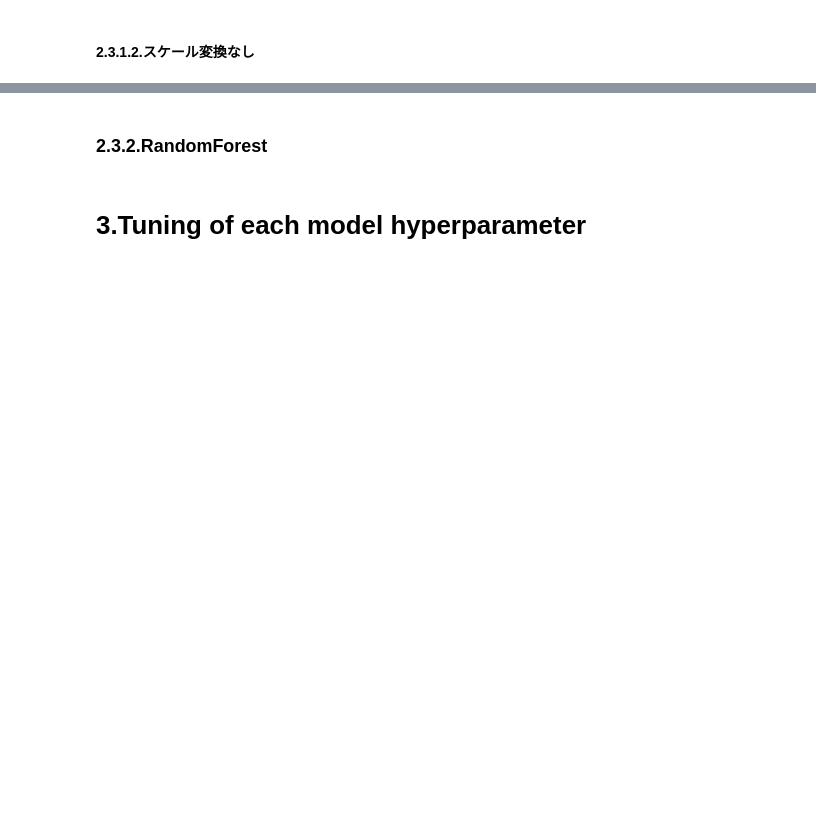
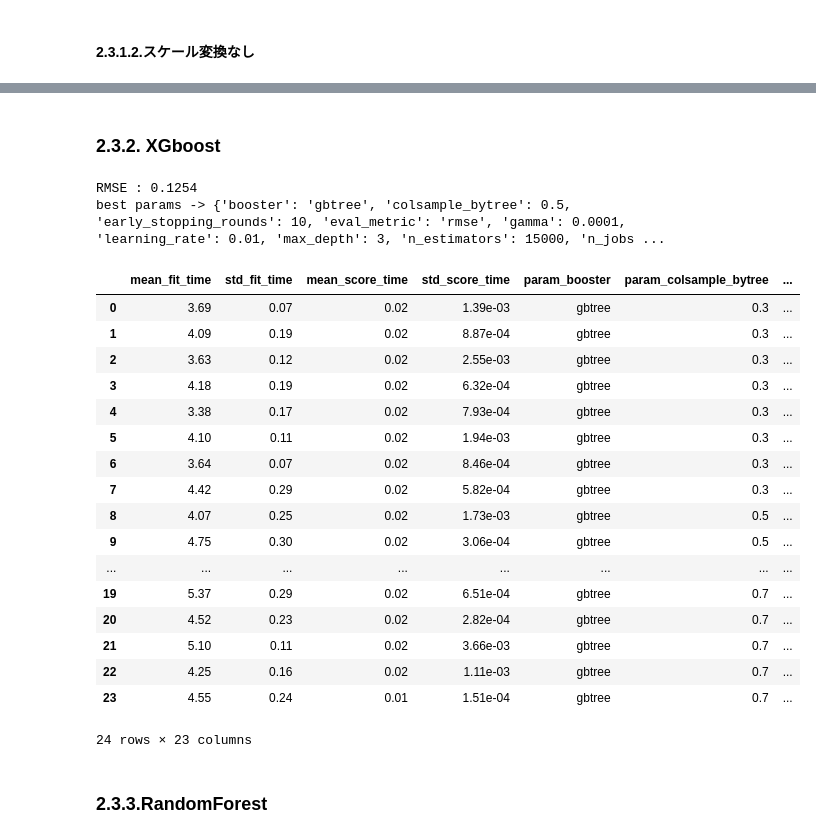
Before and after one commit to miyataaaa/Kaggle-HousePrices, a Jupyter notebook: Modeling.ipynb, the cells around one changed output, grey strips where cells are left out. Saved outputs shown, nothing was run; the diff lists cells and outputs as text; code cells hidden in the pictures; blank space fills up the shorter version.

```diff
--- a/Modeling.ipynb
+++ b/Modeling.ipynb
@@ -521,4 +758,69 @@ RMSE : 0.1280
 # %% [markdown]
-### 2.3.2.RandomForest
+### 2.3.2. XGboost
-# %% [markdown]
-# 3.Tuning of each model hyperparameter
+# %%
+xgb_params = {'booster': 'gbtree',
+              'n_estimators': 2000,
+              'max_depth': 3,
+              'learning_rate': 0.001,
+              'gamma': 0.0001,
+              'reg_alpha': 0.0001,
+              'reg_lambda': 0.0001,
+              'subsample': 0.3,
+              'colsample_bytree': 0.3,
+              'n_jobs' : -1,
+              'eval_metric': "rmse",
+              'early_stopping_rounds' :100,
+            }
+
+cv_xgb_params = {'booster': ['gbtree'],
+              'n_estimators': [15000],
+              'max_depth': [3],
+              'learning_rate': [0.01],
+              'gamma': [0.0001], #決定木の葉の追加による損失減少の下限(小さいほど過学習寄り)
+              'reg_alpha': [0.0001, 0.001], #決定木の葉の重みに関するL1正則化項(小さいほど過学習寄り)
+              'reg_lambda': [0.0001, 0.001], #決定木の葉の重みに関するL2正則化項(小さいほど過学習寄り)
+              'subsample': [0.3, 0.5], #各決定木においてランダムに抽出される標本の割合(大きいほど過学習寄り)
+              'colsample_bytree': [0.3, 0.5, 0.7], #各決定木においてランダムに抽出される列（特徴量）の割合
+              'n_jobs' : [-1],
+              'eval_metric': ["rmse"],
+              'early_stopping_rounds' :[10],
+            }
+
+fit_params = {
+              "eval_set":[(X_valied, y_valied)],
+              'verbose' : False
+              #"eval_names":['valied', 'train'],
+              #"callbacks":callbacks,
+              #"categorical_feature": categorical_featre,
+              }
+
+# model_xgb = XGBRegressor(**xgb_params)
+cv_xgb = GridSearchCV(estimator=XGBRegressor(), param_grid=cv_xgb_params, n_jobs=-1, scoring="neg_mean_squared_error", cv=3)
+cv_xgb = train_and_valied(model=cv_xgb, X_train=X_train, y_train=y_train, X_test=X_valied, y_test=y_valied, aditional_kwargs=fit_params)
+print(f"best params -> {cv_xgb.best_params_}")
+display(pd.DataFrame(cv_xgb.cv_results_))
+# model_xgb = train_and_valied(model=model_xgb, X_train=X_train, y_train=y_train, X_test=X_valied, y_test=y_valied, aditional_kwargs=fit_params)
+# plot_importance(model_xgb, max_num_features=20)
+# %% [output]
+RMSE : 0.1254
+best params -> {'booster': 'gbtree', 'colsample_bytree': 0.5, 'early_stopping_rounds': 10, 'eval_metric': 'rmse', 'gamma': 0.0001, 'learning_rate': 0.01, 'max_depth': 3, 'n_estimators': 15000, 'n_jobs ...
+|  | mean_fit_time | std_fit_time | mean_score_time | std_score_time | param_booster | param_colsample_bytree | ... |
+| 0 | 3.69 | 0.07 | 0.02 | 1.39e-03 | gbtree | 0.3 | ... |
+| 1 | 4.09 | 0.19 | 0.02 | 8.87e-04 | gbtree | 0.3 | ... |
+| 2 | 3.63 | 0.12 | 0.02 | 2.55e-03 | gbtree | 0.3 | ... |
+| 3 | 4.18 | 0.19 | 0.02 | 6.32e-04 | gbtree | 0.3 | ... |
+| 4 | 3.38 | 0.17 | 0.02 | 7.93e-04 | gbtree | 0.3 | ... |
+| 5 | 4.10 | 0.11 | 0.02 | 1.94e-03 | gbtree | 0.3 | ... |
+| 6 | 3.64 | 0.07 | 0.02 | 8.46e-04 | gbtree | 0.3 | ... |
+| 7 | 4.42 | 0.29 | 0.02 | 5.82e-04 | gbtree | 0.3 | ... |
+| 8 | 4.07 | 0.25 | 0.02 | 1.73e-03 | gbtree | 0.5 | ... |
+| 9 | 4.75 | 0.30 | 0.02 | 3.06e-04 | gbtree | 0.5 | ... |
+| ... | ... | ... | ... | ... | ... | ... | ... |
+| 19 | 5.37 | 0.29 | 0.02 | 6.51e-04 | gbtree | 0.7 | ... |
+| 20 | 4.52 | 0.23 | 0.02 | 2.82e-04 | gbtree | 0.7 | ... |
+| 21 | 5.10 | 0.11 | 0.02 | 3.66e-03 | gbtree | 0.7 | ... |
+| 22 | 4.25 | 0.16 | 0.02 | 1.11e-03 | gbtree | 0.7 | ... |
+| 23 | 4.55 | 0.24 | 0.01 | 1.51e-04 | gbtree | 0.7 | ... |
+24 rows × 23 columns
+# %% [markdown]
+### 2.3.3.RandomForest
```
Also changed, not shown: parts of 28 cells of this notebook, 2 other files.
